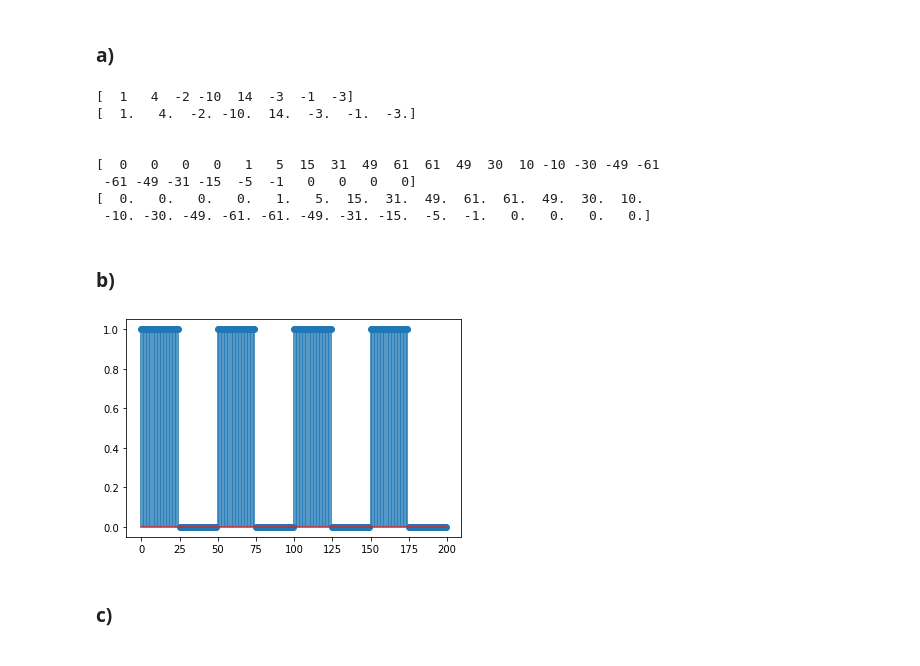
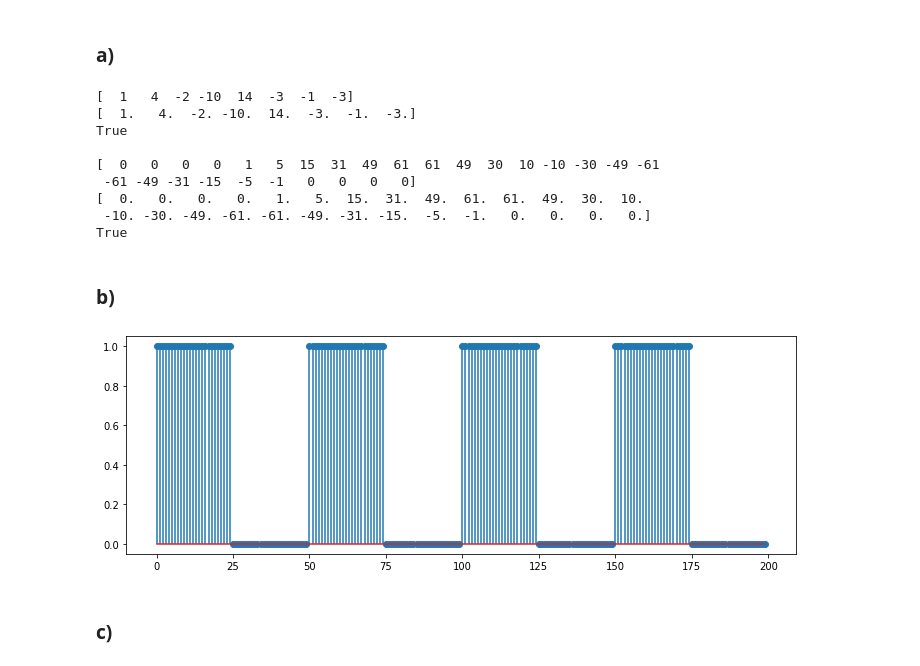
Before and after one commit to julianafalves/Sinais-Digitais, a Jupyter notebook: Projeto3.ipynb, the cells around one changed output. Drawn from its saved outputs; the diff is of its cells as text; code cells hidden in the pictures.

```diff
--- a/Projeto3.ipynb
+++ b/Projeto3.ipynb
@@ -29,6 +26,9 @@ from scipy import fftpack
 import matplotlib.pyplot as plt
 from matplotlib import pylab
 from pylab import *
+# %%
+pylab.rcParams['figure.figsize'] = (12.0, 4.0) # default (6,4)
+%config InlineBackend.figure_formats=['png'] # default for inline viewing
 # %% [markdown]
 ### a)
 # %%
@@ -52,36 +64,41 @@ def conv1(x, h):
   return y
 # %%
-# Definição dos sinais x1 e h1
-x1 = [1, 2, -3, 2, 1, 1]
-h1 = [1, 2, -3]
+# Definição dos sinais x1 e h1 - vetores linha
+x1 = np.asarray([1, 2, -3, 2, 1, 1])
+h1 = np.asarray([1, 2, -3])
 
-# Definição dos sinais x2 e h2
-x2 = [0, 0, 0, 0, 1, 1, 1, 1, 0, 0, 0, 0, -1, -1, -1, -1, 0, 0, 0, 0]
-h2 = [1, 4, 10, 16, 19, 16, 10, 4, 1]
+# Definição dos sinais x2 e h2 - vetores coluna
+x2 = np.asarray([[0, 0, 0, 0, 1, 1, 1, 1, 0, 0, 0, 0, -1, -1, -1, -1, 0, 0, 0, 0]]).T
+h2 = np.asarray([[1, 4, 10, 16, 19, 16, 10, 4, 1]]).T
 
-conv_x1_h1 = np.convolve(x1,h1)
-conv_x2_h2 = np.convolve(x2,h2)
+conv_x1_h1 = np.convolve(x1, h1)
+# Não funciona vetores coluna no numpy.convolve
+conv_x2_h2 = np.convolve(x2.squeeze(), h2.squeeze())
 
-conv_x1_h1_nosso = conv1(x1,h1)
-conv_x2_h2_nosso = conv1(x2,h2)
+conv_x1_h1_nosso = conv1(x1, h1)
+conv_x2_h2_nosso = conv1(x2, h2)
 
 print(conv_x1_h1)
-print(conv_x1_h1_nosso, '\n\n')
+print(conv_x1_h1_nosso)
+print(all(conv_x1_h1 == conv_x1_h1_nosso), '\n')
+
 print(conv_x2_h2)
-print(conv_x2_h2_nosso)
+print(conv_x2_h2_nosso.squeeze())
+print(all(conv_x2_h2 == conv_x2_h2_nosso.squeeze()))
 # %% [output]
 [  1   4  -2 -10  14  -3  -1  -3]
 [  1.   4.  -2. -10.  14.  -3.  -1.  -3.]
-
+True
 
 [  0   0   0   0   1   5  15  31  49  61  61  49  30  10 -10 -30 -49 -61
  -61 -49 -31 -15  -5  -1   0   0   0   0]
 [  0.   0.   0.   0.   1.   5.  15.  31.  49.  61.  61.  49.  30.  10.
  -10. -30. -49. -61. -61. -49. -31. -15.  -5.  -1.   0.   0.   0.   0.]
+True
 # %% [markdown]
 ### b)
 # %%
-def geraOnda(L = 200, K = 50):
+def gera_onda(L = 200, K = 50):
   x = np.zeros(L)
   for n in range(L):
     if n%K < K/2:
@@ -90,10 +107,10 @@ def geraOnda(L = 200, K = 50):
       x[n] = 0
   return x
 # %%
-x = geraOnda()
+x = gera_onda()
 stem(x, use_line_collection=True)
 show()
 # %% [output]
-[figure, old version]
+[figure, new version]
 # %% [markdown]
 ### c)
```
Also changed, not shown: parts of 20 cells of this notebook.
